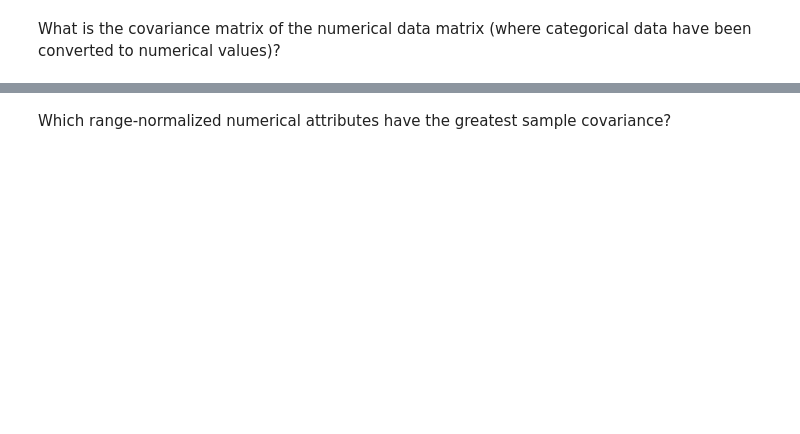
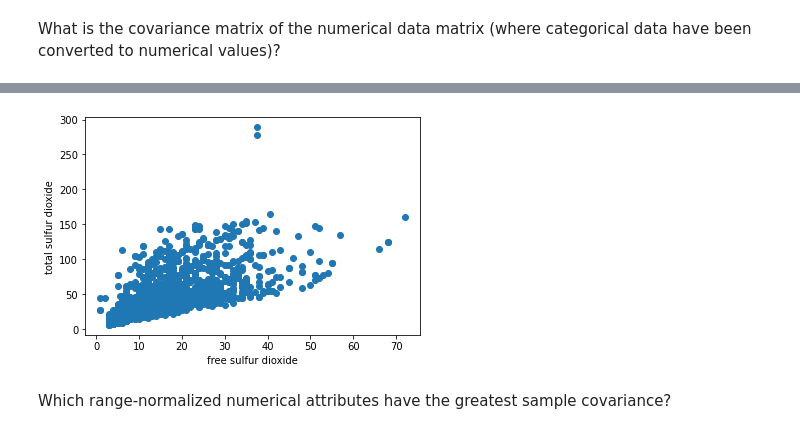
Before and after one commit to Koalafant/csci347_data_mining, a Jupyter notebook: proj_1/one.ipynb, the cells around one changed output, grey strips where cells are left out. Cells and saved outputs as stored; diff of their text form; code cells hidden in the pictures; blank space fills up the shorter version.

```diff
--- a/proj_1/one.ipynb
+++ b/proj_1/one.ipynb
@@ -199,3 +240,7 @@ scatter('citric acid', 'pH')
+# %%
+scatter('free sulfur dioxide','total sulfur dioxide')
+# %% [output]
+[figure, added]
 # %% [markdown]
 Which range-normalized numerical attributes have the greatest sample covariance?
 # %%
```
Also changed, not shown: parts of 10 cells of this notebook.
